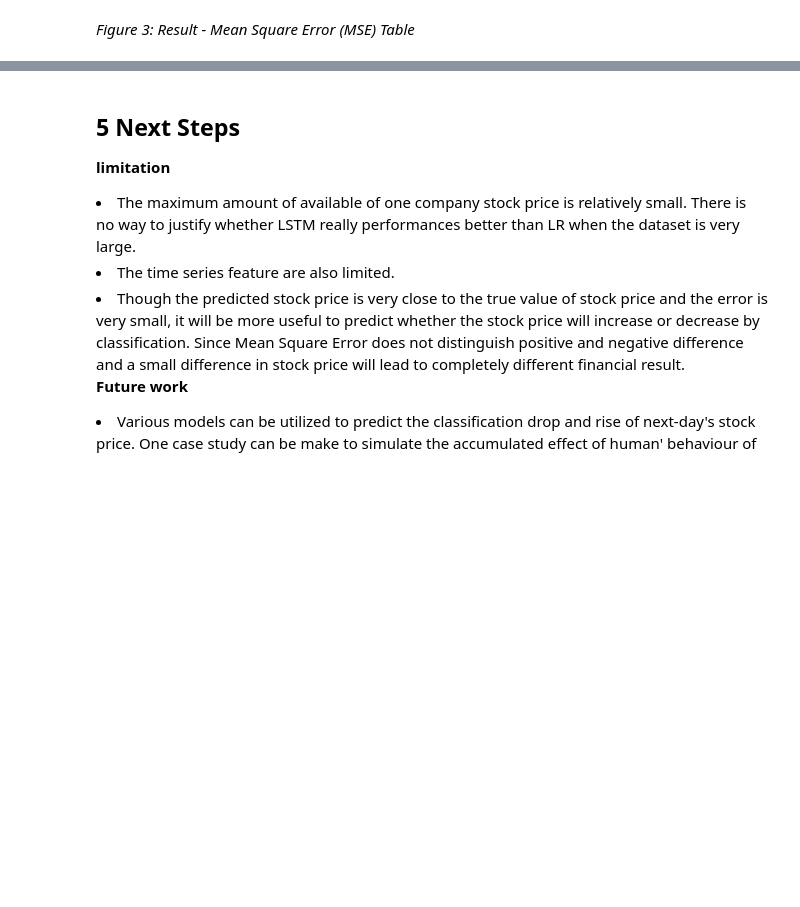
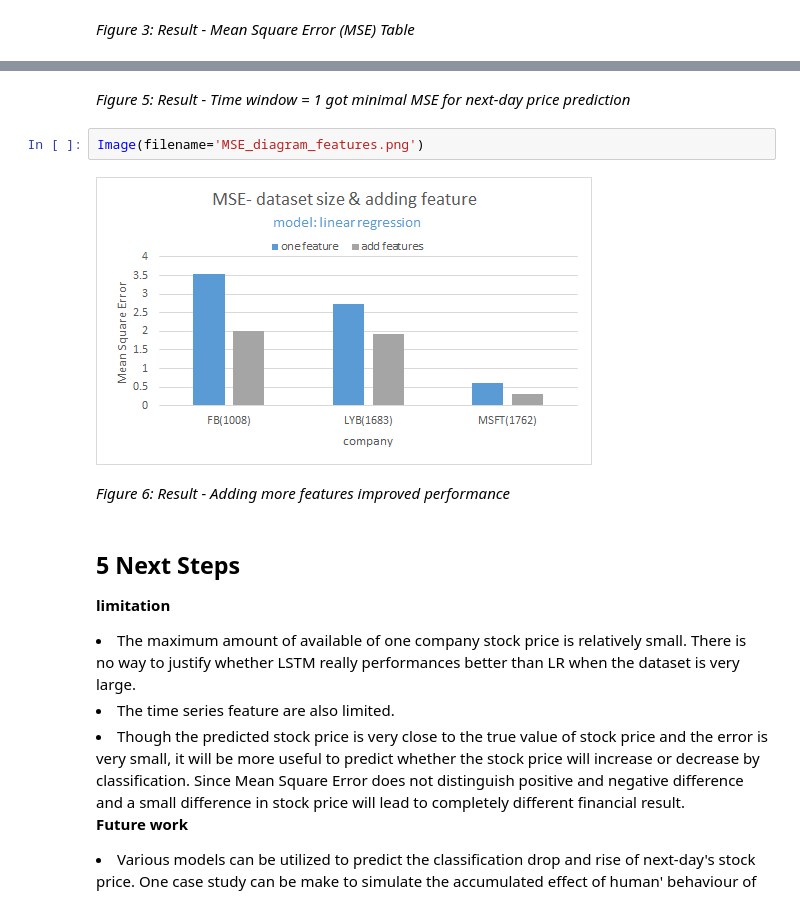
Before and after one commit to Monfffy/StcokPrice, a Jupyter notebook: Project2-StcokPricePrediction.ipynb, the cells around one changed output, grey strips where cells are left out. Saved outputs shown, nothing was run; the diff lists cells and outputs as text; blank space fills up the shorter version.

```diff
--- a/Project2-StcokPricePrediction.ipynb
+++ b/Project2-StcokPricePrediction.ipynb
@@ -474,3 +478,11 @@ Image(filename='MSE_diagram.png')
+# %% [markdown]
+*Figure 5: Result - Time window = 1 got minimal MSE for next-day price prediction*
+# %%
+Image(filename='MSE_diagram_features.png')
+# %% [output]
+[figure, added]
+# %% [markdown]
+*Figure 6: Result - Adding more features improved performance*
 # %% [markdown]
 ## 5 Next Steps
 
```
Also changed, not shown: parts of 11 cells of this notebook.
